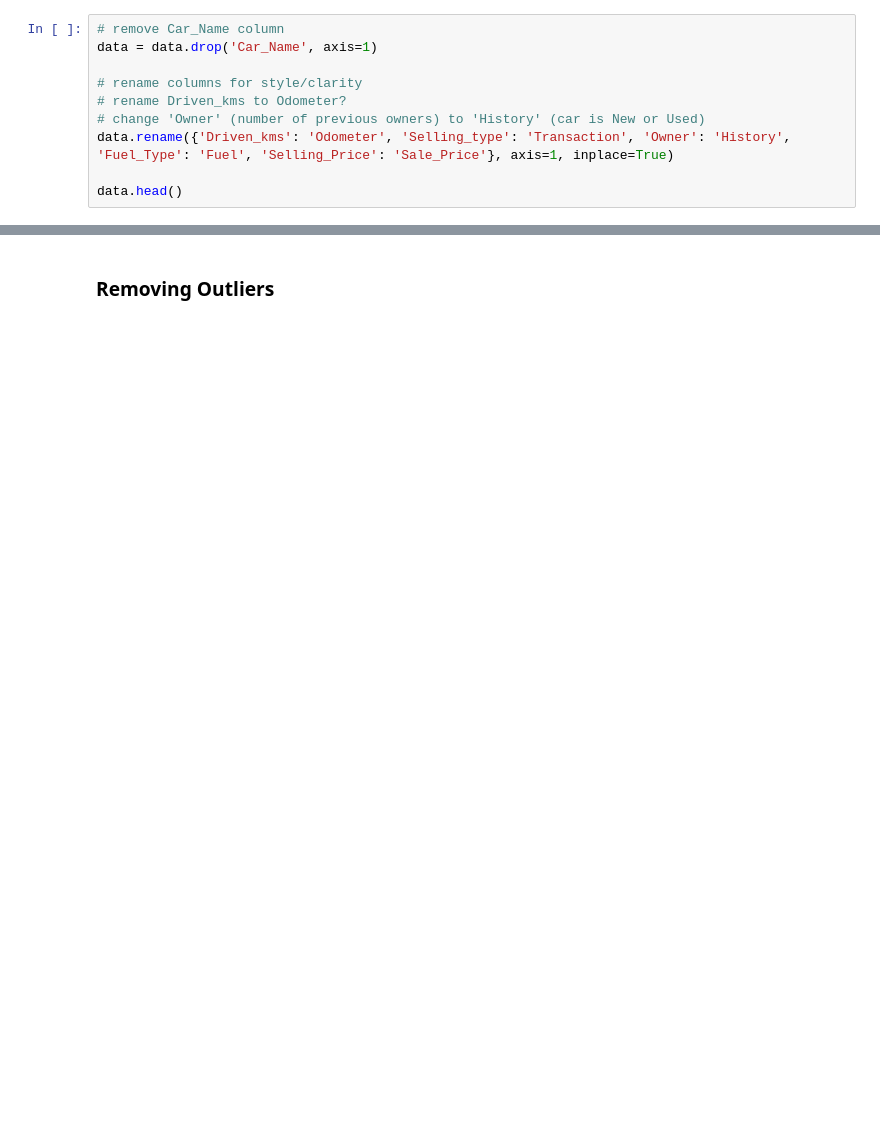
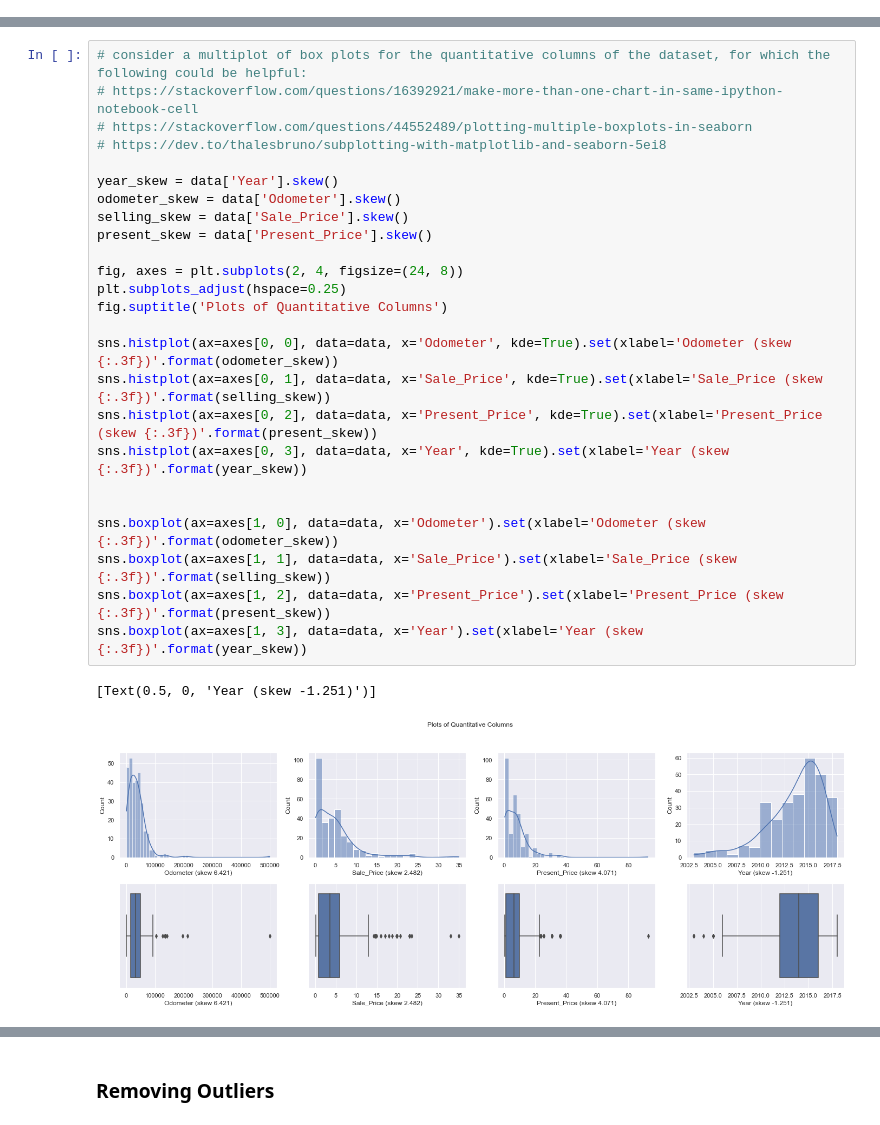
Before and after one commit to mattzenner/car_price_prediction, a Jupyter notebook: MLpractice_Car_Price.ipynb, the cells around one changed output, grey strips where cells are left out. Cells and saved outputs as stored; diff of their text form; blank space fills up the shorter version.

```diff
--- a/MLpractice_Car_Price.ipynb
+++ b/MLpractice_Car_Price.ipynb
@@ -41,13 +37,3 @@ data
 | 299 | city | 2017 | 11.50 | 12.50 | 9000 | Diesel | Dealer | Manual | ... |
 | 300 | brio | 2016 | 5.30 | 5.90 | 5464 | Petrol | Dealer | Manual | ... |
 301 rows × 9 columns
-# %%
-# remove Car_Name column
-data = data.drop('Car_Name', axis=1)
-
-# rename columns for style/clarity
-# rename Driven_kms to Odometer?
-# change 'Owner' (number of previous owners) to 'History' (car is New or Used)
-data.rename({'Driven_kms': 'Odometer', 'Selling_type': 'Transaction', 'Owner': 'History', 'Fuel_Type': 'Fuel', 'Selling_Price': 'Sale_Price'}, axis=1, inplace=True)
-
-data.head()
@@ -123,0 +137,28 @@ sns.boxplot(ax=axes[1, 2], data=data, x='Present_Price').set(xlabel='Present_Pri
+# %%
+# consider a multiplot of box plots for the quantitative columns of the dataset, for which the following could be helpful:
+# https://stackoverflow.com/questions/16392921/make-more-than-one-chart-in-same-ipython-notebook-cell
+# https://stackoverflow.com/questions/44552489/plotting-multiple-boxplots-in-seaborn
+# https://dev.to/thalesbruno/subplotting-with-matplotlib-and-seaborn-5ei8
+
+year_skew = data['Year'].skew()
+odometer_skew = data['Odometer'].skew()
+selling_skew = data['Sale_Price'].skew()
+present_skew = data['Present_Price'].skew()
+
+fig, axes = plt.subplots(2, 4, figsize=(24, 8))
+plt.subplots_adjust(hspace=0.25)
+fig.suptitle('Plots of Quantitative Columns')
+
+sns.histplot(ax=axes[0, 0], data=data, x='Odometer', kde=True).set(xlabel='Odometer (skew {:.3f})'.format(odometer_skew))
+sns.histplot(ax=axes[0, 1], data=data, x='Sale_Price', kde=True).set(xlabel='Sale_Price (skew {:.3f})'.format(selling_skew))
+sns.histplot(ax=axes[0, 2], data=data, x='Present_Price', kde=True).set(xlabel='Present_Price (skew {:.3f})'.format(present_skew))
+sns.histplot(ax=axes[0, 3], data=data, x='Year', kde=True).set(xlabel='Year (skew {:.3f})'.format(year_skew))
+
+
+sns.boxplot(ax=axes[1, 0], data=data, x='Odometer').set(xlabel='Odometer (skew {:.3f})'.format(odometer_skew))
+sns.boxplot(ax=axes[1, 1], data=data, x='Sale_Price').set(xlabel='Sale_Price (skew {:.3f})'.format(selling_skew))
+sns.boxplot(ax=axes[1, 2], data=data, x='Present_Price').set(xlabel='Present_Price (skew {:.3f})'.format(present_skew))
+sns.boxplot(ax=axes[1, 3], data=data, x='Year').set(xlabel='Year (skew {:.3f})'.format(year_skew))
+# %% [output]
+[Text(0.5, 0, 'Year (skew -1.251)')]
+[figure, added]
```
Also changed, not shown: parts of 85 cells of this notebook.
